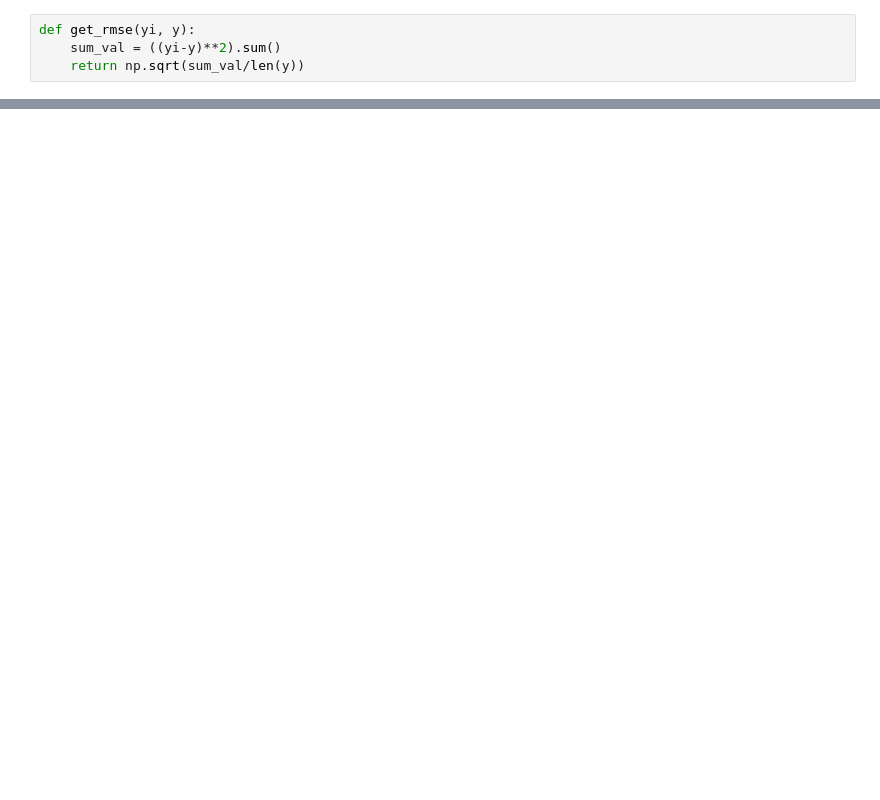
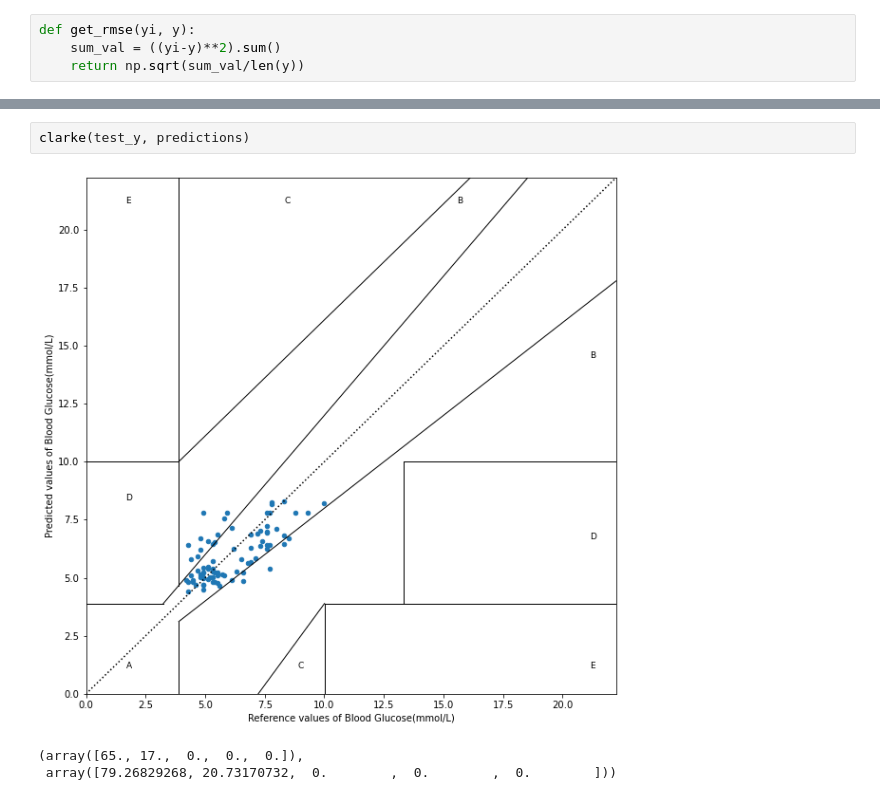
Before and after one commit to gujing2021/LinearRegressionPredictBloodGlucose, a Jupyter notebook: LinearRegressionPredict.ipynb, the cells around one changed output, grey strips where cells are left out. Drawn from its saved outputs; the diff is of its cells as text; blank space fills up the shorter version.

```diff
--- a/LinearRegressionPredict.ipynb
+++ b/LinearRegressionPredict.ipynb
@@ -245,0 +320,6 @@ get_rmse(predict_y, test_y)
+# %%
+clarke(test_y, predictions)
+# %% [output]
+[figure, added]
+(array([65., 17.,  0.,  0.,  0.]),
+ array([79.26829268, 20.73170732,  0.        ,  0.        ,  0.        ]))
```
Also changed, not shown: parts of 20 cells of this notebook, 2 other files.
